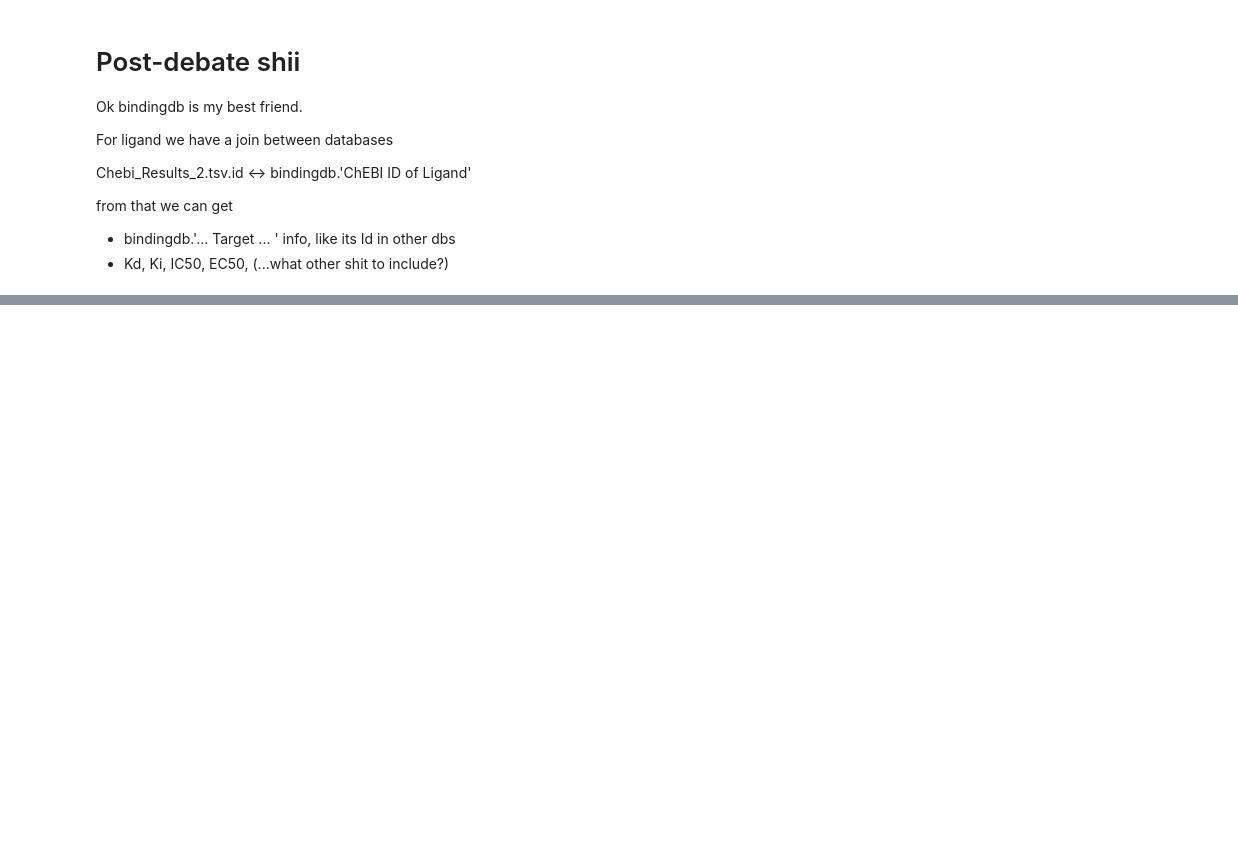
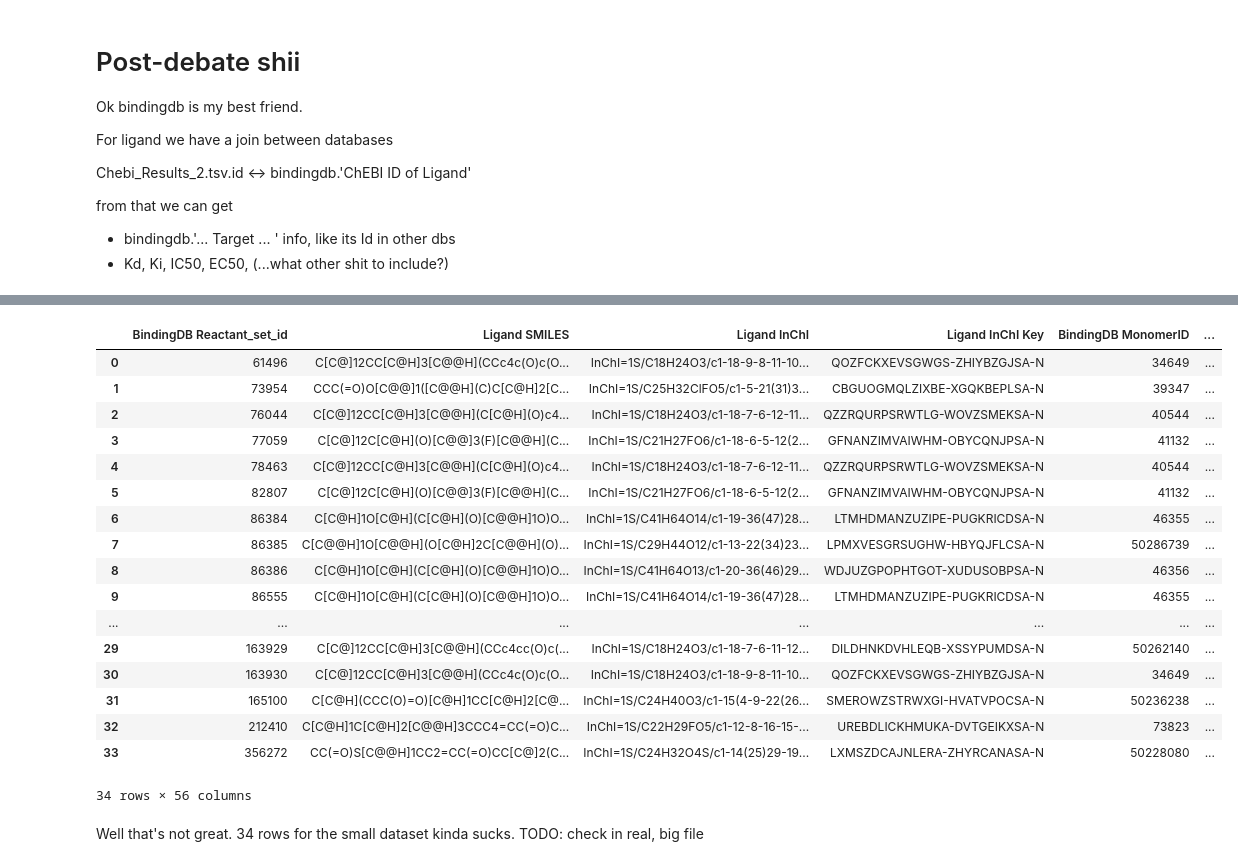
Before and after one commit to IGEM-BeFri/Prototype, a Jupyter notebook: prototype.ipynb, the cells around one changed output, grey strips where cells are left out. Cells and saved outputs as stored; diff of their text form; code cells hidden in the pictures; blank space fills up the shorter version.

Commit message:
initial merge on samples

```diff
--- a/prototype.ipynb
+++ b/prototype.ipynb
@@ -129,3 +129,10 @@ Chebi_Results_2.tsv.id <-> bindingdb.'ChEBI ID of Ligand'
 from that we can get
 - bindingdb.'... Target ... ' info, like its Id in other dbs
 - Kd, Ki, IC50, EC50, (...what other shit to include?)
+# %%
+import pandas as pd
+bdb_data = pd.read_csv('./data/bindingdb/BindingDB_PubChem.tsv',sep='\t')
+chebi_data = pd.read_csv('./data/chebi/ChEBI_Results_2.tsv', index_col=False,  sep='\t')
+# %%
+chebi_data.rename(columns={'ID':'ChEBI ID of Ligand'}, inplace=True)
+chebi_data
@@ -131,0 +153,12 @@ from that we can get
+# %%
+
+
+chebi_col_id = 'ChEBI ID of Ligand'
+chebi_data = chebi_data.astype({chebi_col_id:'str'})
+chebi_data[chebi_col_id] = chebi_data[chebi_col_id].str[6:]
+# %%
+
+
+bdb_data = bdb_data.dropna(subset=[chebi_col_id])
+bdb_data[chebi_col_id] = bdb_data[chebi_col_id].astype(float).astype(int)
+bdb_data = bdb_data.astype({chebi_col_id:'str'})
@@ -131,0 +180,25 @@ from that we can get
+# %%
+
+bdb_data.merge(chebi_data, on=chebi_col_id, how='inner')
+# %% [output]
+|  | BindingDB Reactant_set_id | Ligand SMILES | Ligand InChI | Ligand InChI Key | BindingDB MonomerID | ... |
+| 0 | 61496 | C[C@]12CC[C@H]3[C@@H](CCc4c(O)c(O... | InChI=1S/C18H24O3/c1-18-9-8-11-10... | QOZFCKXEVSGWGS-ZHIYBZGJSA-N | 34649 | ... |
+| 1 | 73954 | CCC(=O)O[C@@]1([C@@H](C)C[C@H]2[C... | InChI=1S/C25H32ClFO5/c1-5-21(31)3... | CBGUOGMQLZIXBE-XGQKBEPLSA-N | 39347 | ... |
+| 2 | 76044 | C[C@]12CC[C@H]3[C@@H](C[C@H](O)c4... | InChI=1S/C18H24O3/c1-18-7-6-12-11... | QZZRQURPSRWTLG-WOVZSMEKSA-N | 40544 | ... |
+| 3 | 77059 | C[C@]12C[C@H](O)[C@@]3(F)[C@@H](C... | InChI=1S/C21H27FO6/c1-18-6-5-12(2... | GFNANZIMVAIWHM-OBYCQNJPSA-N | 41132 | ... |
+| 4 | 78463 | C[C@]12CC[C@H]3[C@@H](C[C@H](O)c4... | InChI=1S/C18H24O3/c1-18-7-6-12-11... | QZZRQURPSRWTLG-WOVZSMEKSA-N | 40544 | ... |
+| 5 | 82807 | C[C@]12C[C@H](O)[C@@]3(F)[C@@H](C... | InChI=1S/C21H27FO6/c1-18-6-5-12(2... | GFNANZIMVAIWHM-OBYCQNJPSA-N | 41132 | ... |
+| 6 | 86384 | C[C@H]1O[C@H](C[C@H](O)[C@@H]1O)O... | InChI=1S/C41H64O14/c1-19-36(47)28... | LTMHDMANZUZIPE-PUGKRICDSA-N | 46355 | ... |
+| 7 | 86385 | C[C@@H]1O[C@@H](O[C@H]2C[C@@H](O)... | InChI=1S/C29H44O12/c1-13-22(34)23... | LPMXVESGRSUGHW-HBYQJFLCSA-N | 50286739 | ... |
+| 8 | 86386 | C[C@H]1O[C@H](C[C@H](O)[C@@H]1O)O... | InChI=1S/C41H64O13/c1-20-36(46)29... | WDJUZGPOPHTGOT-XUDUSOBPSA-N | 46356 | ... |
+| 9 | 86555 | C[C@H]1O[C@H](C[C@H](O)[C@@H]1O)O... | InChI=1S/C41H64O14/c1-19-36(47)28... | LTMHDMANZUZIPE-PUGKRICDSA-N | 46355 | ... |
+| ... | ... | ... | ... | ... | ... | ... |
+| 29 | 163929 | C[C@]12CC[C@H]3[C@@H](CCc4cc(O)c(... | InChI=1S/C18H24O3/c1-18-7-6-11-12... | DILDHNKDVHLEQB-XSSYPUMDSA-N | 50262140 | ... |
+| 30 | 163930 | C[C@]12CC[C@H]3[C@@H](CCc4c(O)c(O... | InChI=1S/C18H24O3/c1-18-9-8-11-10... | QOZFCKXEVSGWGS-ZHIYBZGJSA-N | 34649 | ... |
+| 31 | 165100 | C[C@H](CCC(O)=O)[C@H]1CC[C@H]2[C@... | InChI=1S/C24H40O3/c1-15(4-9-22(26... | SMEROWZSTRWXGI-HVATVPOCSA-N | 50236238 | ... |
+| 32 | 212410 | C[C@H]1C[C@H]2[C@@H]3CCC4=CC(=O)C... | InChI=1S/C22H29FO5/c1-12-8-16-15-... | UREBDLICKHMUKA-DVTGEIKXSA-N | 73823 | ... |
+| 33 | 356272 | CC(=O)S[C@@H]1CC2=CC(=O)CC[C@]2(C... | InChI=1S/C24H32O4S/c1-14(25)29-19... | LXMSZDCAJNLERA-ZHYRCANASA-N | 50228080 | ... |
+34 rows × 56 columns
+# %% [markdown]
+Well that's not great. 34 rows for the small dataset kinda sucks.
+TODO: check in real, big file
```
Also changed, not shown: parts of 2 cells of this notebook, 1 other file.
